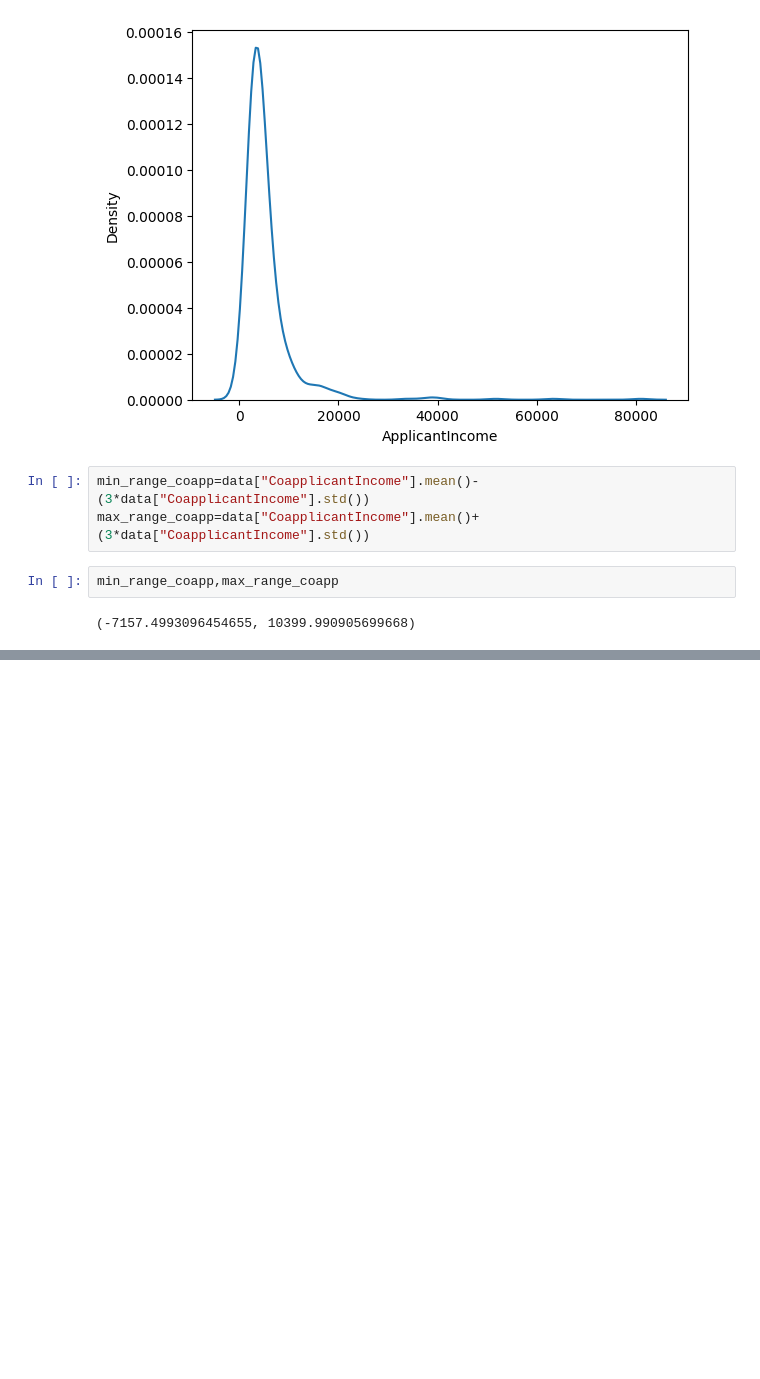
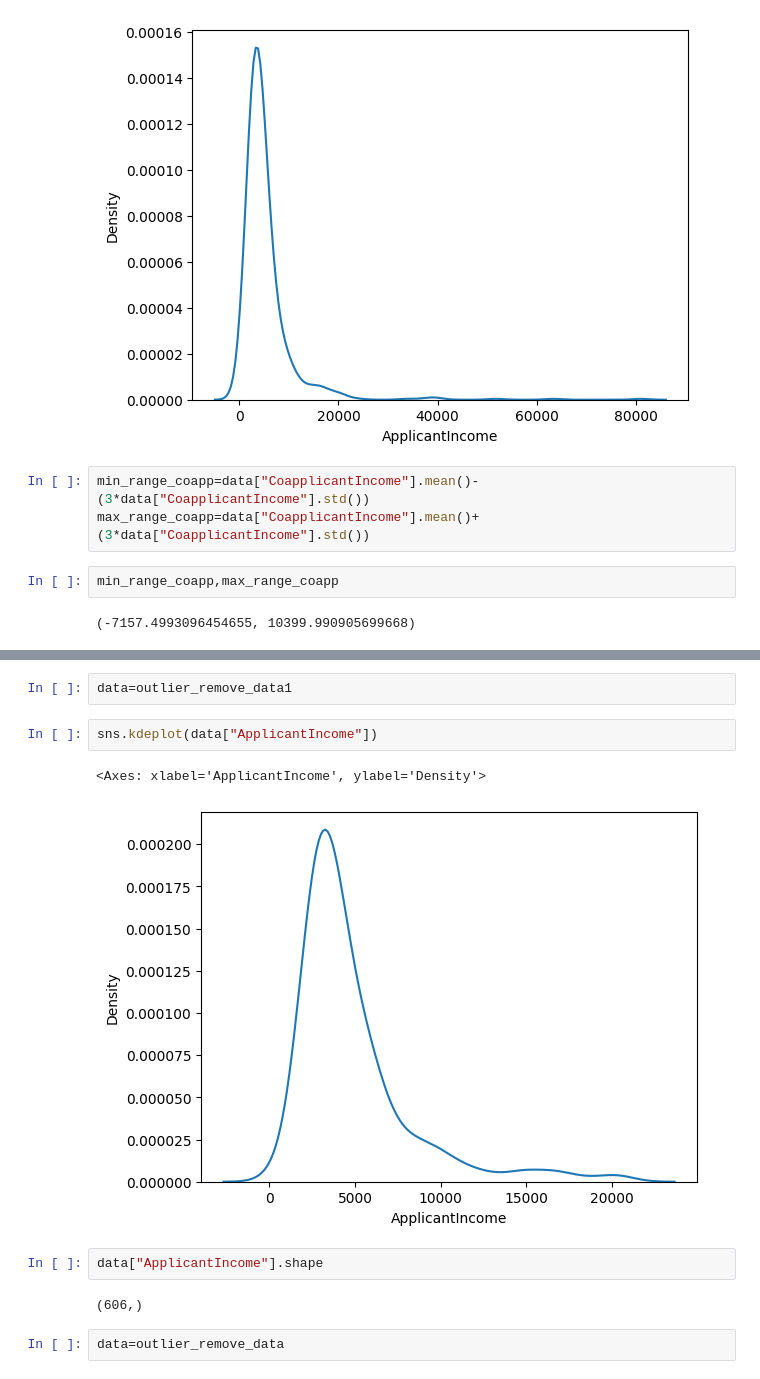
Before and after one commit to tanviparmarrajput/DATA-CLAENING-DATA-VISUALIZATION, a Jupyter notebook: 8outliers.ipynb, the cells around one changed output, grey strips where cells are left out. Saved outputs shown, nothing was run; the diff lists cells and outputs as text; blank space fills up the shorter version.

```diff
--- a/8outliers.ipynb
+++ b/8outliers.ipynb
@@ -113,0 +135,13 @@ min_range_coapp,max_range_coapp
+# %%
+data=outlier_remove_data1
+# %%
+sns.kdeplot(data["ApplicantIncome"])
+# %% [output]
+<Axes: xlabel='ApplicantIncome', ylabel='Density'>
+[figure, added]
+# %%
+data["ApplicantIncome"].shape
+# %% [output]
+(606,)
+# %%
+data=outlier_remove_data
```
Also changed, not shown: parts of 16 cells of this notebook, 1 other file.
